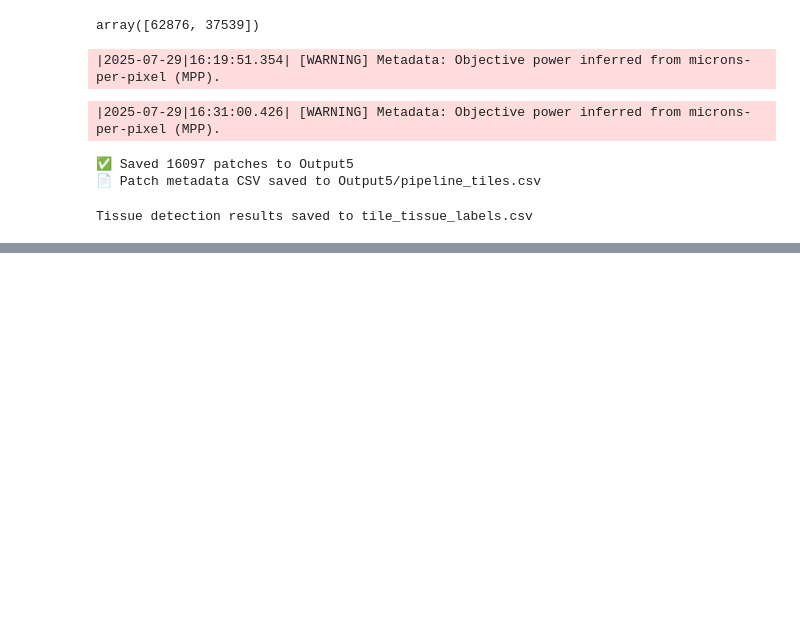
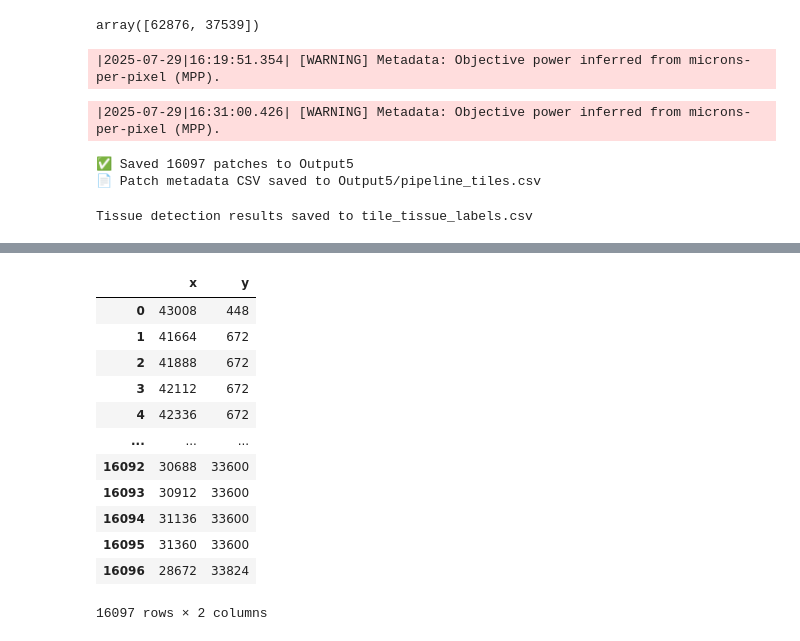
Before and after one commit to himangi2003/TNBC_multimodal, a Jupyter notebook: Untitled3.ipynb, the cells around one changed output, grey strips where cells are left out. Drawn from its saved outputs; the diff is of its cells as text; code cells hidden in the pictures; blank space fills up the shorter version.

```diff
--- a/Untitled3.ipynb
+++ b/Untitled3.ipynb
@@ -715,0 +721,18 @@ process_extracted_tiles_reindex_only("Output5", "Output5/pipeline_tiles.csv", "c
+# %%
+import pandas as pd
+df_clean = pd.read_csv("Output5/pipeline_tiles.csv")
+df_clean[["x", "y"]]
+# %% [output]
+|  | x | y |
+| 0 | 43008 | 448 |
+| 1 | 41664 | 672 |
+| 2 | 41888 | 672 |
+| 3 | 42112 | 672 |
+| 4 | 42336 | 672 |
+| ... | ... | ... |
+| 16092 | 30688 | 33600 |
+| 16093 | 30912 | 33600 |
+| 16094 | 31136 | 33600 |
+| 16095 | 31360 | 33600 |
+| 16096 | 28672 | 33824 |
+16097 rows × 2 columns
```
Also changed, not shown: parts of 4 cells of this notebook, 2 other files.
